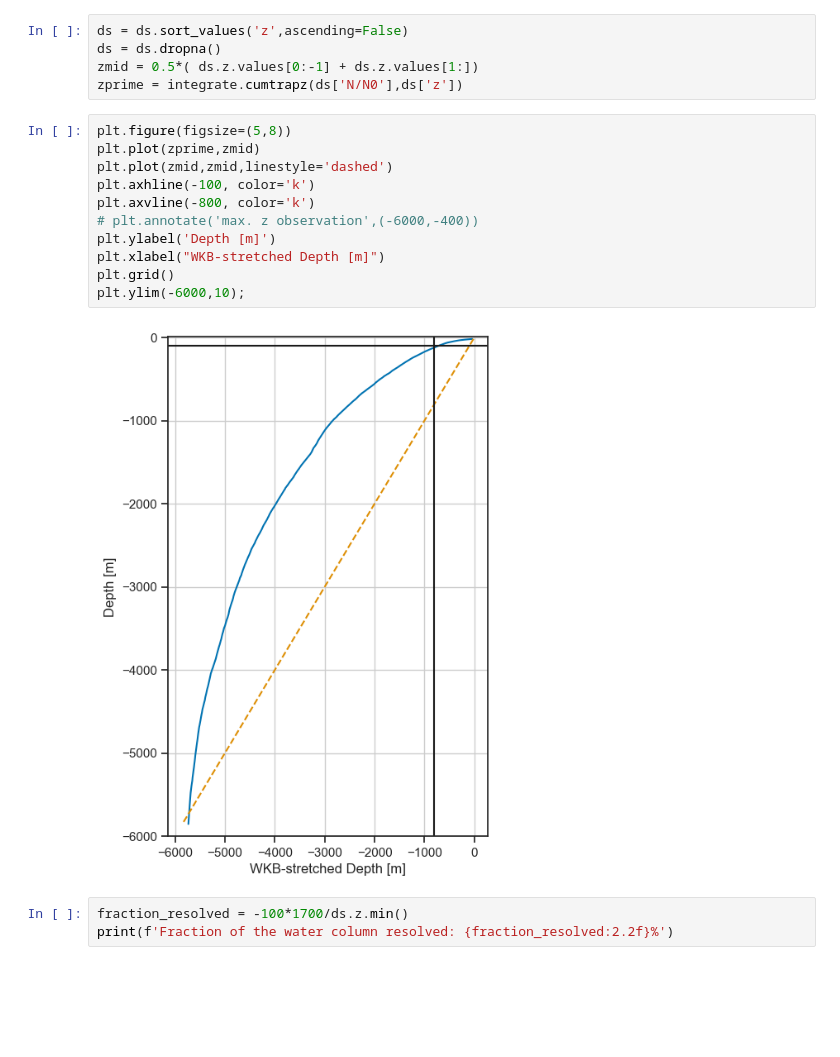
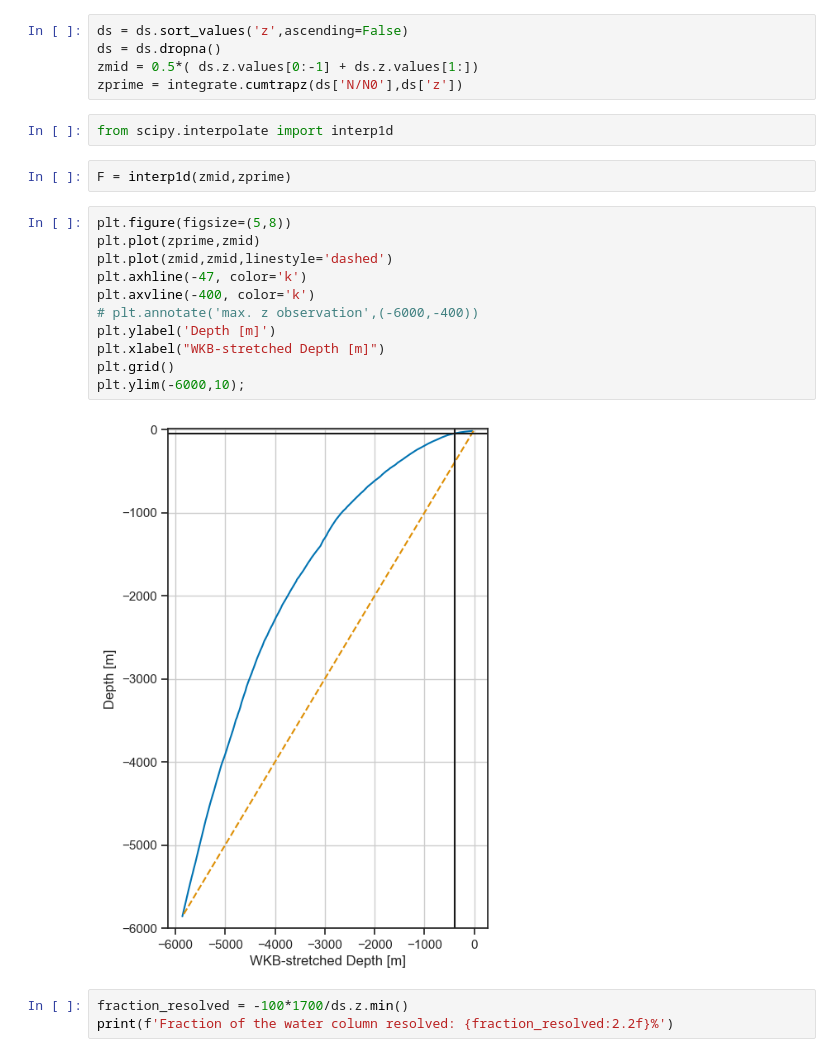
Before and after one commit to sessink/NIW, a Jupyter notebook: notebooks/vertical_modes.ipynb, the cells around one changed output. Cells and saved outputs as stored; diff of their text form; blank space fills up the shorter version.

```diff
--- a/notebooks/vertical_modes.ipynb
+++ b/notebooks/vertical_modes.ipynb
@@ -106,19 +114,23 @@ ds = ds.sort_values('z',ascending=False)
 ds = ds.dropna()
 zmid = 0.5*( ds.z.values[0:-1] + ds.z.values[1:])
 zprime = integrate.cumtrapz(ds['N/N0'],ds['z'])
+# %%
+from scipy.interpolate import interp1d
+# %%
+F = interp1d(zmid,zprime)
 # %%
 plt.figure(figsize=(5,8))
 plt.plot(zprime,zmid)
 plt.plot(zmid,zmid,linestyle='dashed')
-plt.axhline(-100, color='k')
-plt.axvline(-800, color='k')
+plt.axhline(-47, color='k')
+plt.axvline(-400, color='k')
 # plt.annotate('max. z observation',(-6000,-400))
 plt.ylabel('Depth [m]')
 plt.xlabel("WKB-stretched Depth [m]")
 plt.grid()
 plt.ylim(-6000,10);
 # %% [output]
-[figure, old version]
+[figure, new version]
 # %%
 fraction_resolved = -100*1700/ds.z.min()
 print(f'Fraction of the water column resolved: {fraction_resolved:2.2f}%')
```
Also changed, not shown: parts of 32 cells of this notebook, 1 other file.
